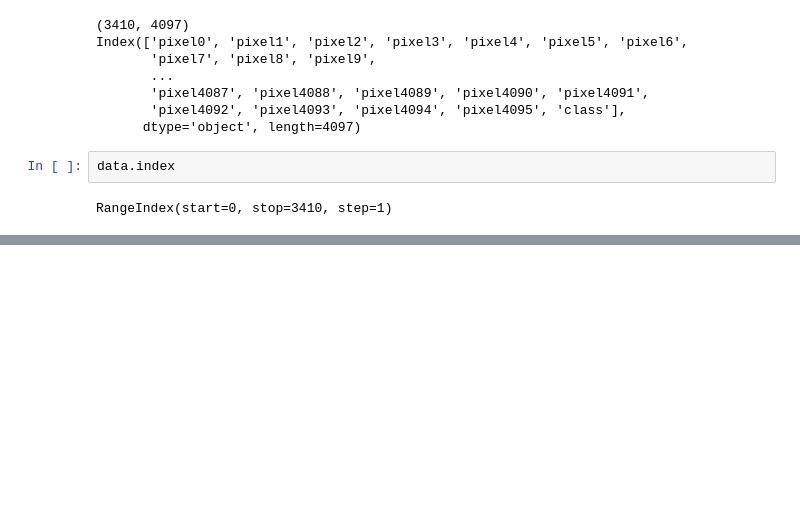
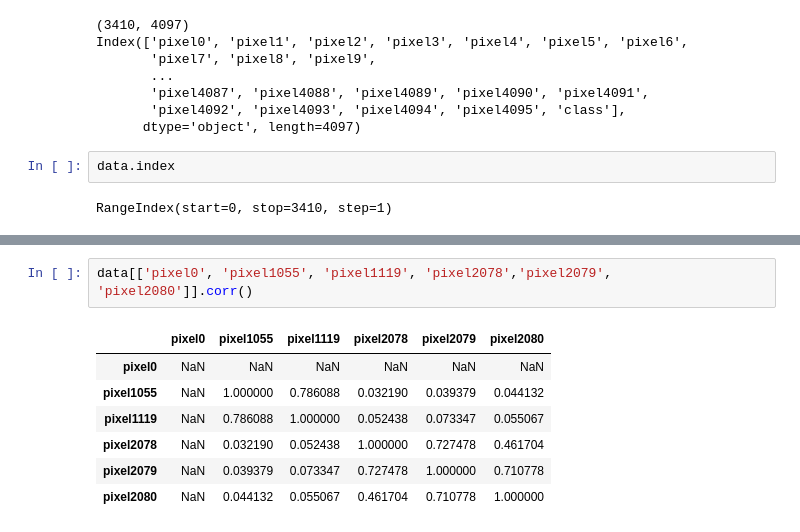
Before and after one commit to AleksandrPanov/character_recognition, a Jupyter notebook: hw1.ipynb, the cells around one changed output, grey strips where cells are left out. Drawn from its saved outputs; the diff is of its cells as text; blank space fills up the shorter version.

```diff
--- a/hw1.ipynb
+++ b/hw1.ipynb
@@ -64,0 +90,10 @@ RangeIndex(start=0, stop=3410, step=1)
+# %%
+data[['pixel0', 'pixel1055', 'pixel1119', 'pixel2078','pixel2079', 'pixel2080']].corr()
+# %% [output]
+|  | pixel0 | pixel1055 | pixel1119 | pixel2078 | pixel2079 | pixel2080 |
+| pixel0 | NaN | NaN | NaN | NaN | NaN | NaN |
+| pixel1055 | NaN | 1.000000 | 0.786088 | 0.032190 | 0.039379 | 0.044132 |
+| pixel1119 | NaN | 0.786088 | 1.000000 | 0.052438 | 0.073347 | 0.055067 |
+| pixel2078 | NaN | 0.032190 | 0.052438 | 1.000000 | 0.727478 | 0.461704 |
+| pixel2079 | NaN | 0.039379 | 0.073347 | 0.727478 | 1.000000 | 0.710778 |
+| pixel2080 | NaN | 0.044132 | 0.055067 | 0.461704 | 0.710778 | 1.000000 |
```
Also changed, not shown: parts of 15 cells of this notebook.
